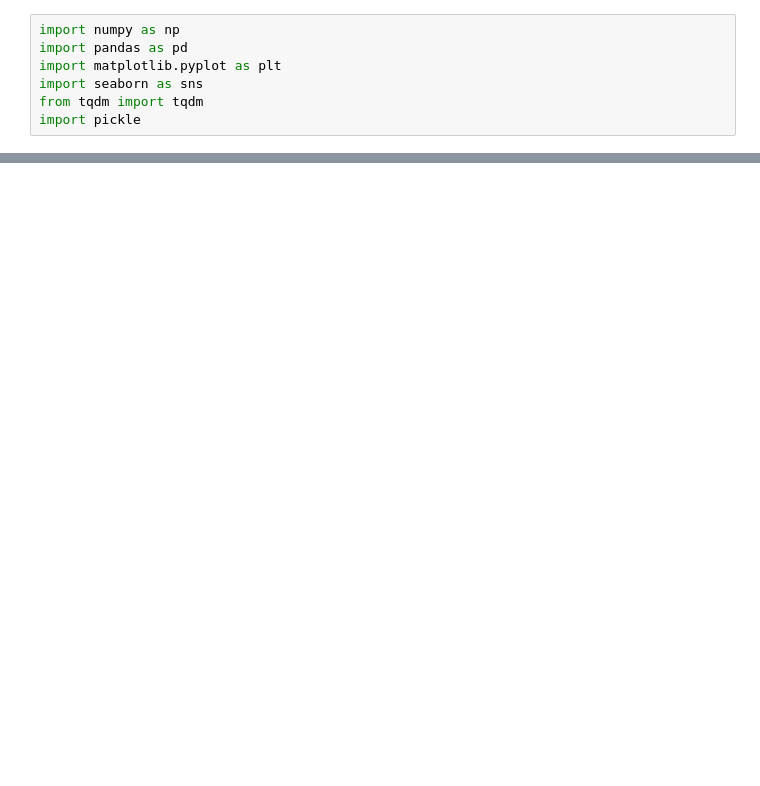
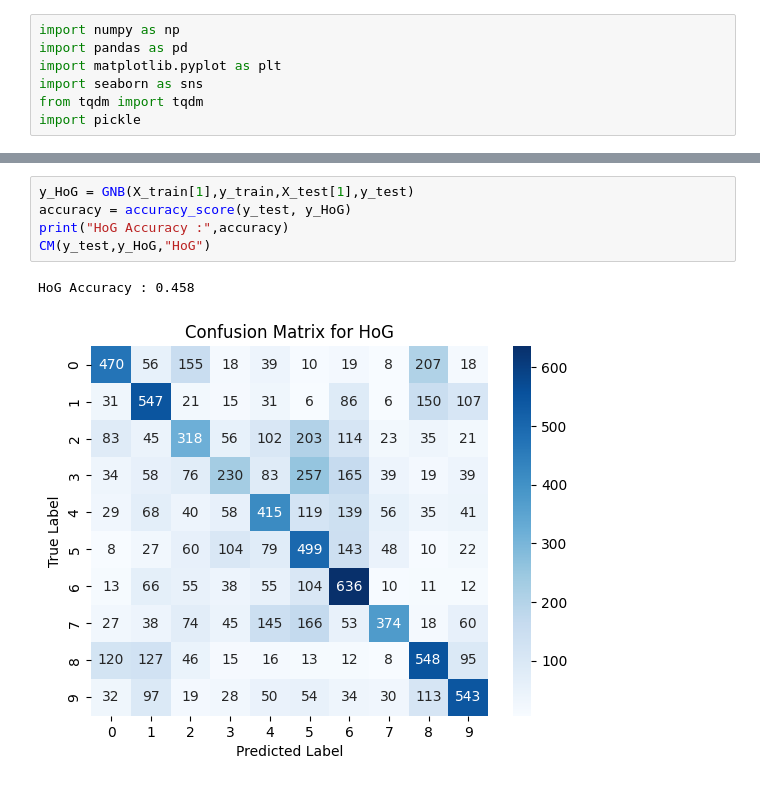
Before and after one commit to varaiitj2527/PRMLProject, a Jupyter notebook: Model/Bayesian_Models/Gaussian_Naive_Bayes_Models.ipynb, the cells around one changed output, grey strips where cells are left out. Drawn from its saved outputs; the diff is of its cells as text; blank space fills up the shorter version.

```diff
--- a/Model/Bayesian_Models/Gaussian_Naive_Bayes_Models.ipynb
+++ b/Model/Bayesian_Models/Gaussian_Naive_Bayes_Models.ipynb
@@ -236,0 +91,8 @@ Text(0.5, 1.0, 'Confusion Matrix')
+# %%
+y_HoG = GNB(X_train[1],y_train,X_test[1],y_test)
+accuracy = accuracy_score(y_test, y_HoG)
+print("HoG Accuracy :",accuracy)
+CM(y_test,y_HoG,"HoG")
+# %% [output]
+HoG Accuracy : 0.458
+[figure, added]
```
Also changed, not shown: parts of 43 cells of this notebook.
